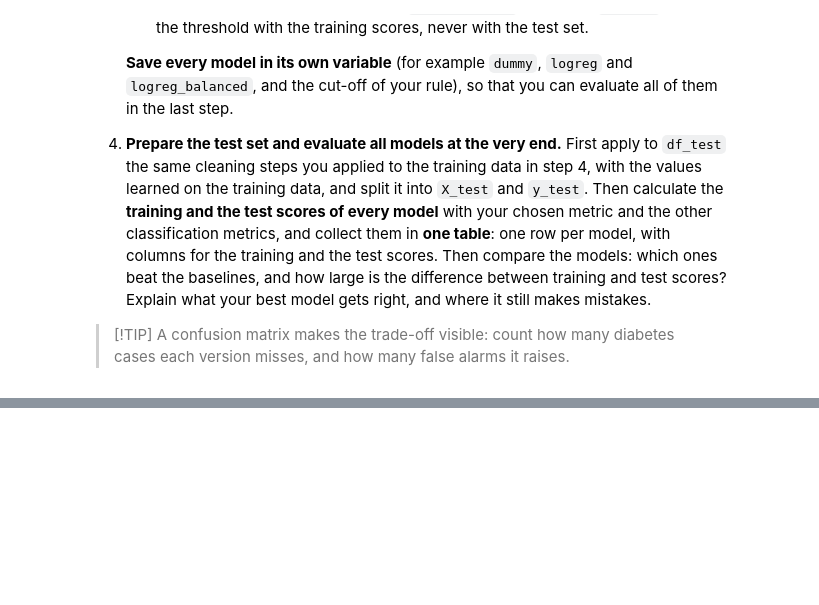
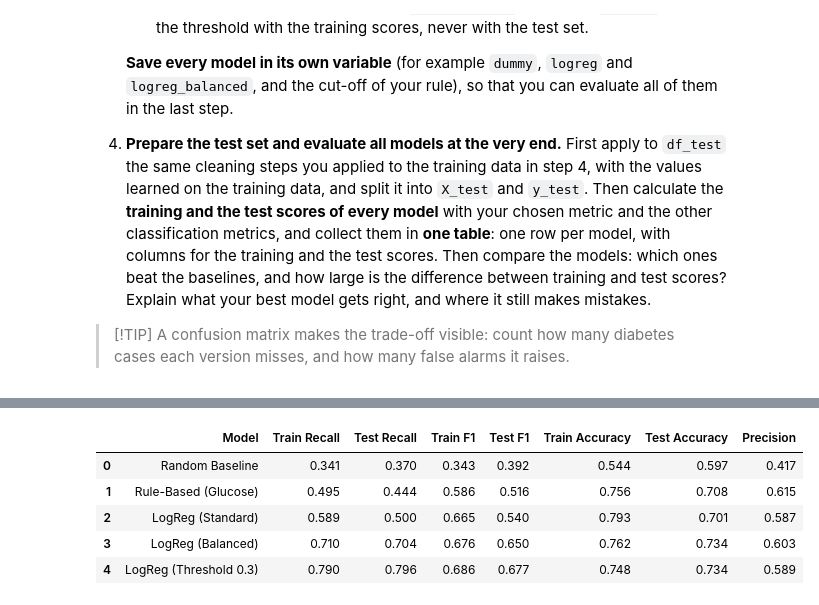
Before and after one commit to NicolaiTurcan/first_amle_project_diabetes, a Jupyter notebook: 01_diabetes_project.ipynb, the cells around one changed output, grey strips where cells are left out. Cells and saved outputs as stored; diff of their text form; code cells hidden in the pictures; blank space fills up the shorter version.

```diff
--- a/01_diabetes_project.ipynb
+++ b/01_diabetes_project.ipynb
@@ -97,0 +320,56 @@ from sklearn.metrics import (
+# %%
+# Prepare the test set using training medians
+df_test[columns_with_hidden_zeros] = df_test[columns_with_hidden_zeros].replace(0, np.nan)
+df_test[columns_with_hidden_zeros] = df_test[columns_with_hidden_zeros].fillna(train_medians)
+
+# Separate the symptoms (X_test) from the actual diagnoses (y_test) for the test set.
+X_test = df_test.drop('Outcome', axis=1)
+y_test = df_test['Outcome']
+
+# Evaluation Helper Function
+def evaluate_model(y_true, y_pred):
+    return {
+        "Recall": recall_score(y_true, y_pred),
+        "Precision": precision_score(y_true, y_pred),
+        "F1": f1_score(y_true, y_pred),
+        "Accuracy": accuracy_score(y_true, y_pred)
+    }
+
+# Collect predictions
+models_dict = {
+    "Random Baseline": (dummy_model.predict(X_train), dummy_model.predict(X_test)),
+    "Rule-Based (Glucose)": (rule_based_predict(X_train), rule_based_predict(X_test)),
+    "LogReg (Standard)": (logreg.predict(X_train), logreg.predict(X_test)),
+    "LogReg (Balanced)": (logreg_balanced.predict(X_train), logreg_balanced.predict(X_test)),
+    "LogReg (Threshold 0.3)": (
+        predict_with_threshold(logreg, X_train, custom_threshold),
+        predict_with_threshold(logreg, X_test, custom_threshold)
+    )
+}
+
+# Calculate metrics and build table
+results = []
+for model_name, (pred_train, pred_test) in models_dict.items():
+    train_metrics = evaluate_model(y_train, pred_train)
+    test_metrics = evaluate_model(y_test, pred_test)
+
+    results.append({
+        "Model": model_name,
+        "Train Recall": train_metrics["Recall"],
+        "Test Recall": test_metrics["Recall"],
+        "Train F1": train_metrics["F1"],
+        "Test F1": test_metrics["F1"],
+        "Train Accuracy": train_metrics["Accuracy"],
+        "Test Accuracy": test_metrics["Accuracy"],
+        "Precision": test_metrics["Precision"]
+    })
+
+results_df = pd.DataFrame(results).round(3)
+display(results_df)
+# %% [output]
+|  | Model | Train Recall | Test Recall | Train F1 | Test F1 | Train Accuracy | Test Accuracy | Precision |
+| 0 | Random Baseline | 0.341 | 0.370 | 0.343 | 0.392 | 0.544 | 0.597 | 0.417 |
+| 1 | Rule-Based (Glucose) | 0.495 | 0.444 | 0.586 | 0.516 | 0.756 | 0.708 | 0.615 |
+| 2 | LogReg (Standard) | 0.589 | 0.500 | 0.665 | 0.540 | 0.793 | 0.701 | 0.587 |
+| 3 | LogReg (Balanced) | 0.710 | 0.704 | 0.676 | 0.650 | 0.762 | 0.734 | 0.603 |
+| 4 | LogReg (Threshold 0.3) | 0.790 | 0.796 | 0.686 | 0.677 | 0.748 | 0.734 | 0.589 |
```
Also changed, not shown: parts of 14 cells of this notebook.
